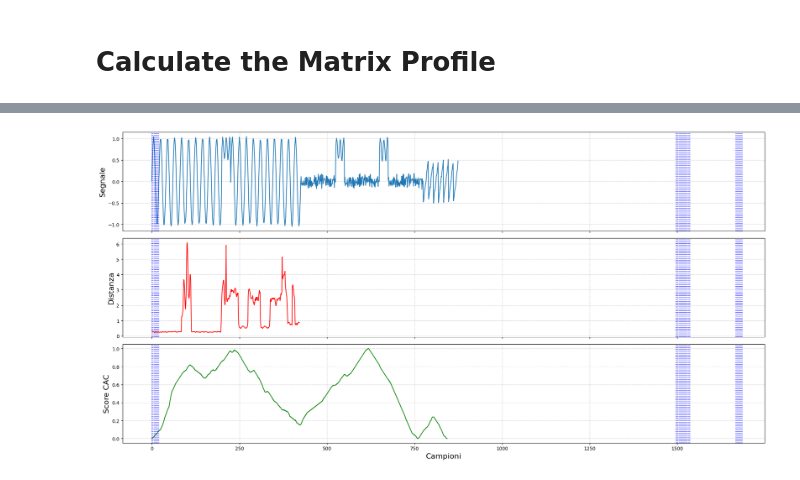
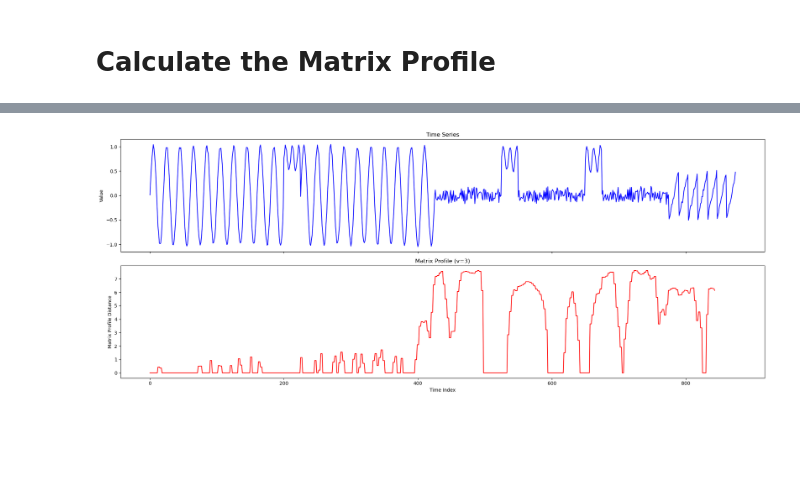
Before and after one commit to S-Nap4/matrixprofile-ts, a Jupyter notebook: docs/examples/Matrix_Profile_Tutorial.ipynb, the cells around one changed output, grey strips where cells are left out. Saved outputs shown, nothing was run; the diff lists cells and outputs as text; code cells hidden in the pictures; blank space fills up the shorter version.

```diff
--- a/docs/examples/Matrix_Profile_Tutorial.ipynb
+++ b/docs/examples/Matrix_Profile_Tutorial.ipynb
@@ -86,7 +92,7 @@ Text(0.5, 0, 'Sample')
 # %%
 m = 32
 v = 3
-mp= matrixProfile.sampled_stomp(pattern, m, v)
+mp,mpi= matrixProfile.stmp(pattern, m, v)
 
 # Calcola la CAC usando la lunghezza originale per la segmentazione
 #cac = fluss.fluss(mpi, m)
@@ -119,46 +99,29 @@ Text(0.5, 0, 'Sample')
-# %%
-import numpy as np
-import matplotlib.pyplot as plt
-from matrixprofile import matrixProfile, fluss
-
-# Calcolo del Matrix Profile con subsampling
-m = 32
-v = 2
-mp, mpi = matrixProfile.sampled_stomp(pattern, m, v)
-
-# Calcolo della CAC - versione corretta per subsampling
-cac = matrixProfile.compute_cac(mpi, m, len(pattern), v)  # Aggiungi v come parametro
-
-# Preparazione dei dati per il plotting
-mp_adj = np.append(mp, np.zeros(m-1)+np.nan)
-cac_adj = np.append(cac, np.zeros(m-1)+np.nan)
-
-# Creazione del plot
-fig, (ax1, ax2, ax3) = plt.subplots(3, 1, sharex=True, figsize=(20, 10))
-
-# 1. Plot del segnale originale
-ax1.plot(np.arange(len(pattern)), pattern, label="Dati Originali")
-ax1.set_ylabel('Segnale', size=16)
-ax1.grid(True, linestyle='--', alpha=0.6)
-
-# 2. Plot del Matrix Profile
-ax2.plot(np.arange(len(mp_adj)), mp_adj, label="Matrix Profile", color='red')
-ax2.set_ylabel('Distanza', size=16)
-ax2.grid(True, linestyle='--', alpha=0.6)
-
-# 3. Plot della CAC
-ax3.plot(np.arange(len(cac_adj)), cac_adj, label="CAC", color='green')
-ax3.set_ylabel('Score CAC', size=16)
-ax3.set_xlabel('Campioni', size=16)
-ax3.grid(True, linestyle='--', alpha=0.6)
-
-# Aggiunta delle linee di segmentazione
-minima = np.where(cac < np.percentile(cac, 5))[0]
-for ax in (ax1, ax2, ax3):
-    for pos in minima:
-        ax.axvline(x=pos*v, color='blue', linestyle=':', alpha=0.5)  # Modifica qui
-
-plt.tight_layout()
-plt.show()
-# %% [output]
-[figure, removed]
+# %%
+# Creiamo un array di NaN per full length
+mp_full = np.full_like(mp, np.nan)
+valid_indices = np.arange(0, len(mp), v)
+
+# Copiamo i valori validi
+mp_full[valid_indices] = mp[valid_indices]
+
+# Sostituisci NaN con valore precedente per linea continua
+mp_filled = mp_full.copy()
+for i in range(1, len(mp_filled)):
+    if np.isnan(mp_filled[i]):
+        mp_filled[i] = mp_filled[i-1]
+
+# Plot
+fig, (ax1, ax2) = plt.subplots(2,1,sharex=True, figsize=(20,8))
+ax1.plot(pattern, color='blue')
+ax1.set_ylabel("Value")
+ax1.set_title("Time Series")
+
+ax2.plot(mp_filled, 'r-')  # linea continua con valori "scalini"
+ax2.set_ylabel("Matrix Profile Distance")
+ax2.set_title(f"Matrix Profile (v={v})")
+ax2.set_xlabel("Time Index")
+
+plt.tight_layout()
+plt.show()
+# %% [output]
+[figure, added]
```
Also changed, not shown: parts of 7 cells of this notebook, 5 other files.
